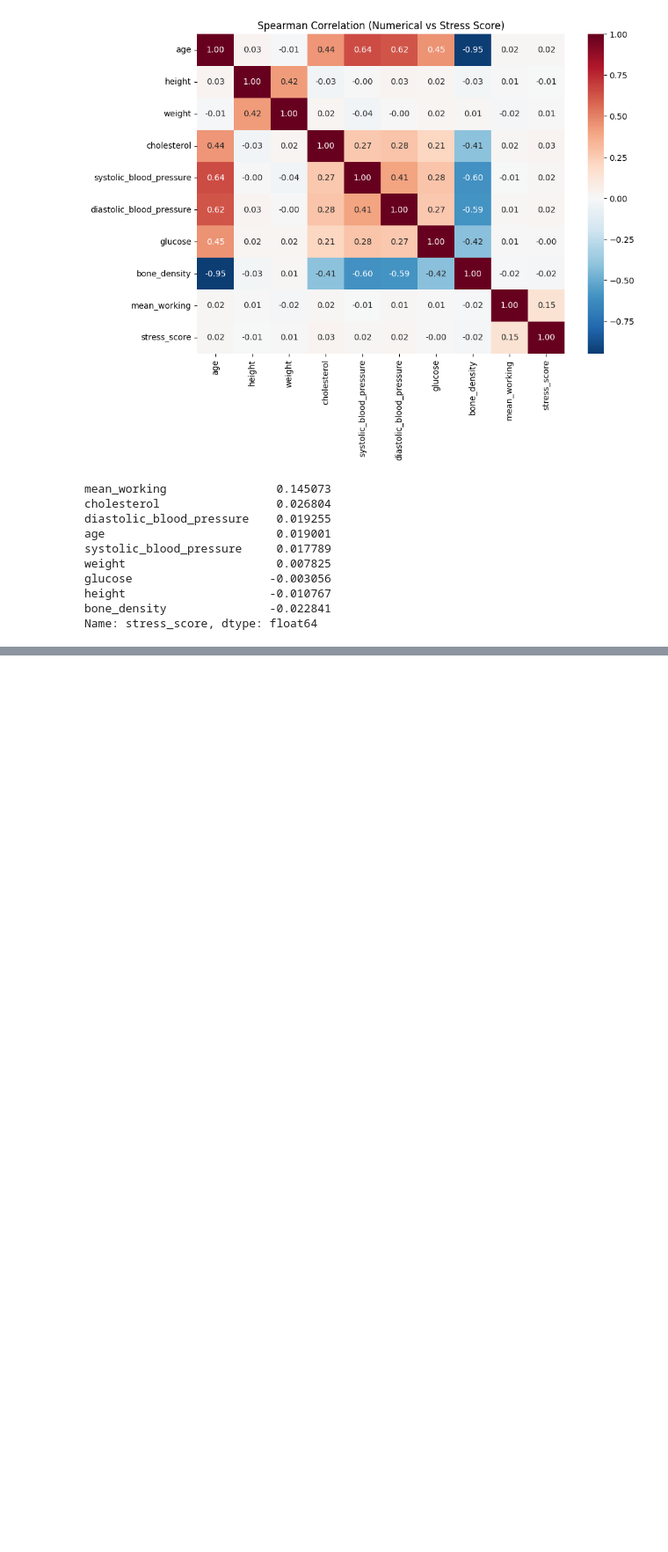
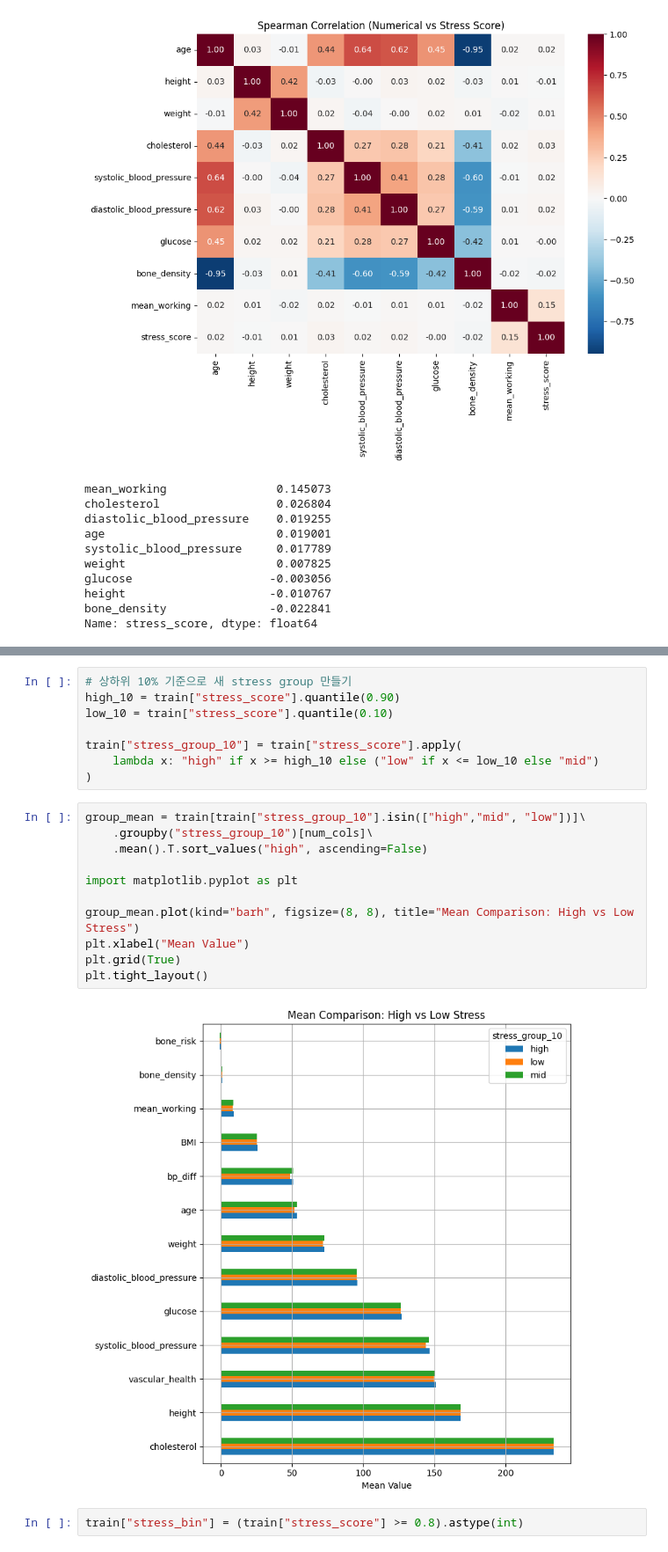
Before and after one commit to moonhimchan/data_analyst_project, a Jupyter notebook: dacon/데이콘 Basic 스트레스 지수 예측/submit/submit03.ipynb, the cells around one changed output, grey strips where cells are left out. Shown at 88% size. Drawn from its saved outputs; the diff is of its cells as text; blank space fills up the shorter version.

```diff
--- a/dacon/데이콘 Basic 스트레스 지수 예측/submit/submit03.ipynb
+++ b/dacon/데이콘 Basic 스트레스 지수 예측/submit/submit03.ipynb
@@ -172,0 +293,23 @@ Length: 3000, dtype: float64
+# %%
+# 상하위 10% 기준으로 새 stress group 만들기
+high_10 = train["stress_score"].quantile(0.90)
+low_10 = train["stress_score"].quantile(0.10)
+
+train["stress_group_10"] = train["stress_score"].apply(
+    lambda x: "high" if x >= high_10 else ("low" if x <= low_10 else "mid")
+)
+# %%
+group_mean = train[train["stress_group_10"].isin(["high","mid", "low"])]\
+    .groupby("stress_group_10")[num_cols]\
+    .mean().T.sort_values("high", ascending=False)
+
+import matplotlib.pyplot as plt
+
+group_mean.plot(kind="barh", figsize=(8, 8), title="Mean Comparison: High vs Low Stress")
+plt.xlabel("Mean Value")
+plt.grid(True)
+plt.tight_layout()
+# %% [output]
+[figure, added]
+# %%
+train["stress_bin"] = (train["stress_score"] >= 0.8).astype(int)
```
Also changed, not shown: parts of 14 cells of this notebook, 1 other file.
